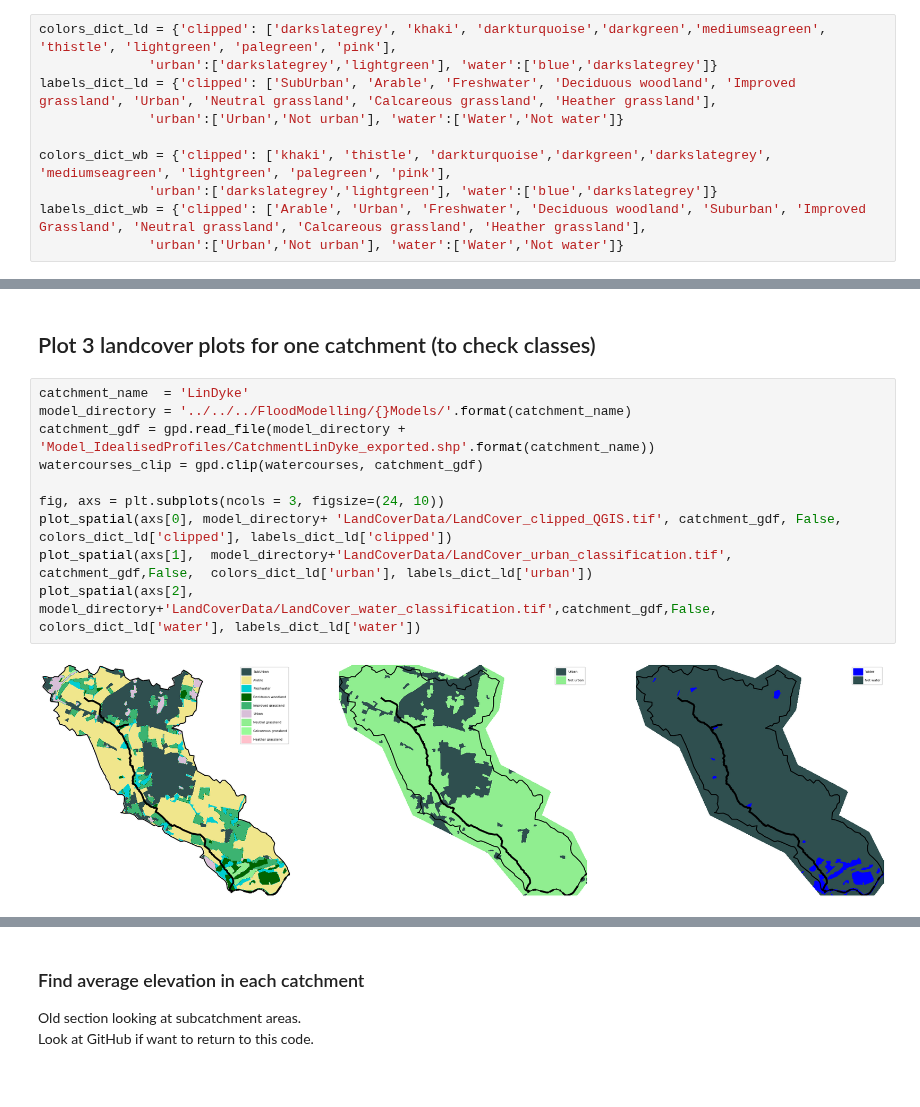
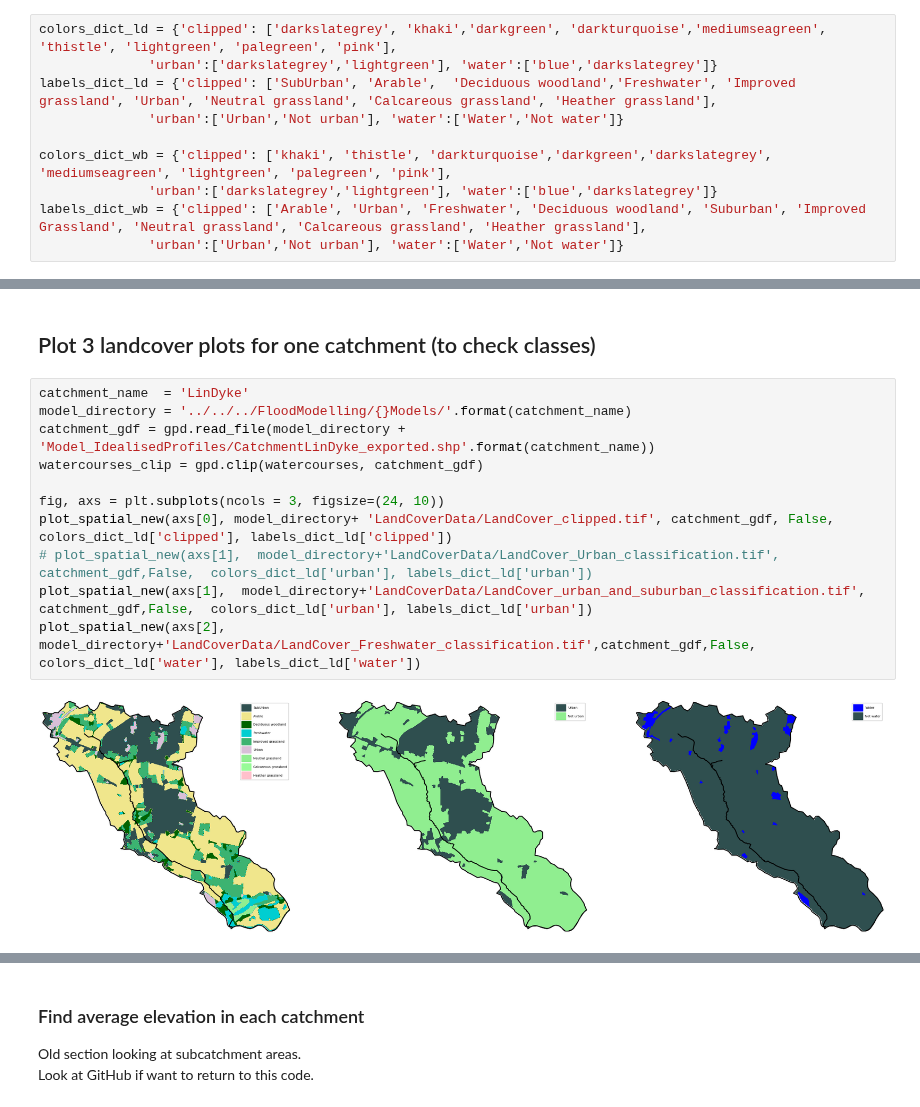
Before and after one commit to masher92/UKCP18, a Jupyter notebook: CatchmentAnalysis/ProcessLandCoverData/Plot_LandCover_and_TerrainData.ipynb, the cells around one changed output, grey strips where cells are left out. Saved outputs shown, nothing was run; the diff lists cells and outputs as text.

```diff
--- a/CatchmentAnalysis/ProcessLandCoverData/Plot_LandCover_and_TerrainData.ipynb
+++ b/CatchmentAnalysis/ProcessLandCoverData/Plot_LandCover_and_TerrainData.ipynb
@@ -96,9 +139,9 @@ fig.savefig("../FigsForPaper/Terrain_BothCatchments.jpg",  bbox_inches='tight')
 # %% [markdown]
 ## Plot landcover data for both catchments side by side
 # %%
-colors_dict_ld = {'clipped': ['darkslategrey', 'khaki', 'darkturquoise','darkgreen','mediumseagreen', 'thistle', 'lightgreen', 'palegreen', 'pink'],
+colors_dict_ld = {'clipped': ['darkslategrey', 'khaki','darkgreen', 'darkturquoise','mediumseagreen', 'thistle', 'lightgreen', 'palegreen', 'pink'],
               'urban':['darkslategrey','lightgreen'], 'water':['blue','darkslategrey']}
-labels_dict_ld = {'clipped': ['SubUrban', 'Arable', 'Freshwater', 'Deciduous woodland', 'Improved grassland', 'Urban', 'Neutral grassland', 'Calcareous grassland', 'Heather grassland'],
+labels_dict_ld = {'clipped': ['SubUrban', 'Arable',  'Deciduous woodland','Freshwater', 'Improved grassland', 'Urban', 'Neutral grassland', 'Calcareous grassland', 'Heather grassland'],
               'urban':['Urban','Not urban'], 'water':['Water','Not water']}
 
 colors_dict_wb = {'clipped': ['khaki', 'thistle', 'darkturquoise','darkgreen','darkslategrey', 'mediumseagreen', 'lightgreen', 'palegreen', 'pink'],
@@ -130,15 +173,16 @@ fig.savefig("../FigsForPaper/LandCover_BothCatchments.jpg",  bbox_inches='tight'
 # %%
 catchment_name  = 'LinDyke'
 model_directory = '../../../FloodModelling/{}Models/'.format(catchment_name)
 catchment_gdf = gpd.read_file(model_directory + 'Model_IdealisedProfiles/CatchmentLinDyke_exported.shp'.format(catchment_name))
 watercourses_clip = gpd.clip(watercourses, catchment_gdf)
 
 fig, axs = plt.subplots(ncols = 3, figsize=(24, 10))
-plot_spatial(axs[0], model_directory+ 'LandCoverData/LandCover_clipped_QGIS.tif', catchment_gdf, False, colors_dict_ld['clipped'], labels_dict_ld['clipped'])
-plot_spatial(axs[1],  model_directory+'LandCoverData/LandCover_urban_classification.tif', catchment_gdf,False,  colors_dict_ld['urban'], labels_dict_ld['urban'])
-plot_spatial(axs[2],  model_directory+'LandCoverData/LandCover_water_classification.tif',catchment_gdf,False,   colors_dict_ld['water'], labels_dict_ld['water'])
+plot_spatial_new(axs[0], model_directory+ 'LandCoverData/LandCover_clipped.tif', catchment_gdf, False, colors_dict_ld['clipped'], labels_dict_ld['clipped'])
+# plot_spatial_new(axs[1],  model_directory+'LandCoverData/LandCover_Urban_classification.tif', catchment_gdf,False,  colors_dict_ld['urban'], labels_dict_ld['urban'])
+plot_spatial_new(axs[1],  model_directory+'LandCoverData/LandCover_urban_and_suburban_classification.tif', catchment_gdf,False,  colors_dict_ld['urban'], labels_dict_ld['urban'])
+plot_spatial_new(axs[2],  model_directory+'LandCoverData/LandCover_Freshwater_classification.tif',catchment_gdf,False,   colors_dict_ld['water'], labels_dict_ld['water'])
 # %% [output]
-[figure, old version]
+[figure, new version]
 # %%
 catchment_name  = 'WykeBeck'
 model_directory = '../../../FloodModelling/{}Models/'.format(catchment_name)
```
Also changed, not shown: parts of 7 cells of this notebook, 2 other files.
